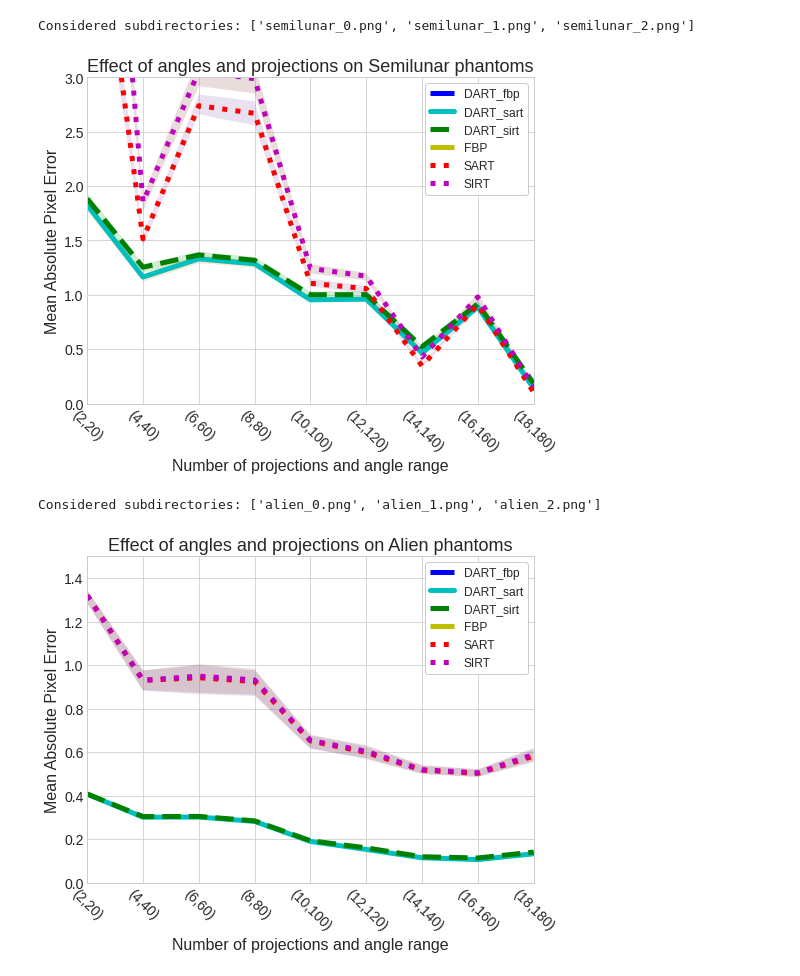
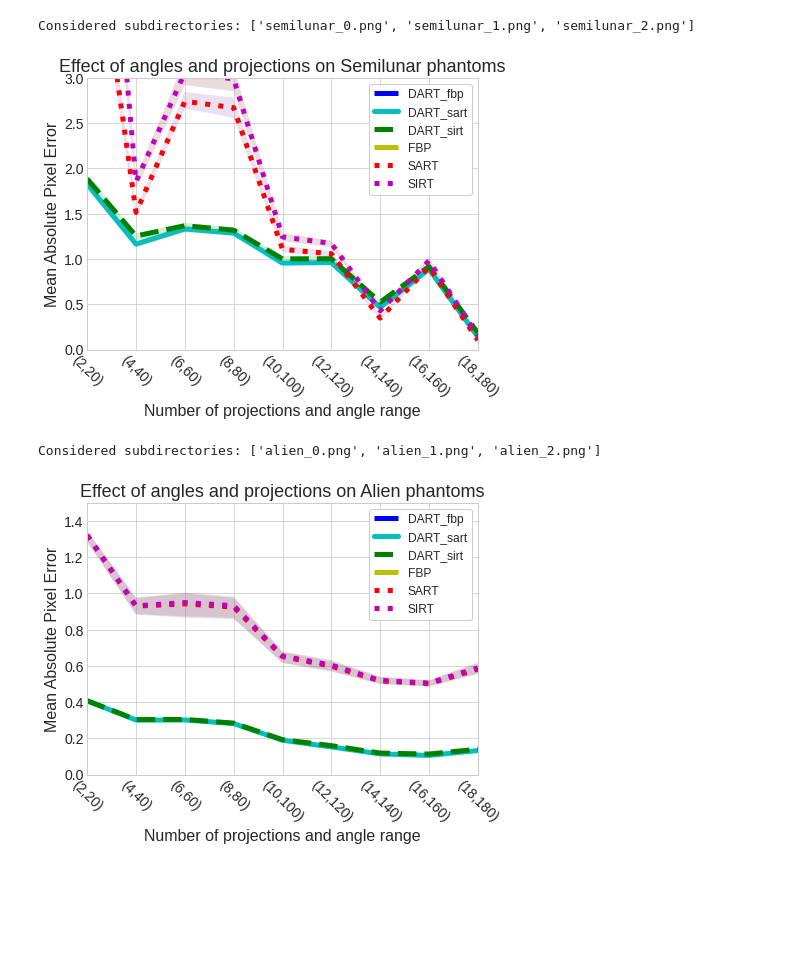
Before and after one commit to OhGreat/DART_python, a Jupyter notebook: visualizations/comb_proj_ang.ipynb, the cells around one changed output. Drawn from its saved outputs; the diff is of its cells as text; code cells hidden in the pictures; blank space fills up the shorter version.

```diff
--- a/visualizations/comb_proj_ang.ipynb
+++ b/visualizations/comb_proj_ang.ipynb
@@ -9,6 +9,7 @@ sys.path.append("../src")
 from src.utils import *
 
 plt.style.use('seaborn-whitegrid')
+figs_size = (7,5)
 # %%
 labels = [("DART_sart", "c" ), ("DART_sirt", "g"), ("SART", "r"), ("SIRT", "m"), ("DART_fbp", "b"), ("RBF", "y")]
 
@@ -59,30 +60,30 @@ ylim=50
 save_name= f"{save_dir}proj_ang_comb_semilunars.png"
 
 plot_results(res_dir=res_path, labels=labels,
-            title=title,
+            title=title, fig_size=figs_size,
             tick_labels=tick_labels,
             xlabel=xlabel, x_rotate=-45,
             ylabel=ylabel, ylim=3,
             save_name=save_name)
 # %% [output]
 Considered subdirectories: ['semilunar_0.png', 'semilunar_1.png', 'semilunar_2.png']
-[figure, old version]
+[figure, new version]
 # %%
 res_path = f"{parent_path}aliens/"
 title="Effect of angles and projections on Alien phantoms"
 
 ylim=50
 save_name= f"{save_dir}proj_ang_comb_aliens.png"
 
 plot_results(res_dir=res_path, labels=labels,
-            title=title,
+            title=title, fig_size=figs_size,
             tick_labels=tick_labels,
             xlabel=xlabel, x_rotate=-45,
             ylabel=ylabel, ylim=1.5,
             save_name=save_name)
 # %% [output]
 Considered subdirectories: ['alien_0.png', 'alien_1.png', 'alien_2.png']
-[figure, old version]
+[figure, new version]
 # %%
 aliens = np.array(Image.open("../plots_for_report/proj_ang_comb_aliens.png"))
 clouds = np.array(Image.open("../plots_for_report/proj_ang_comb_clouds.png"))
```
Also changed, not shown: parts of 4 cells of this notebook, 54 other files.
